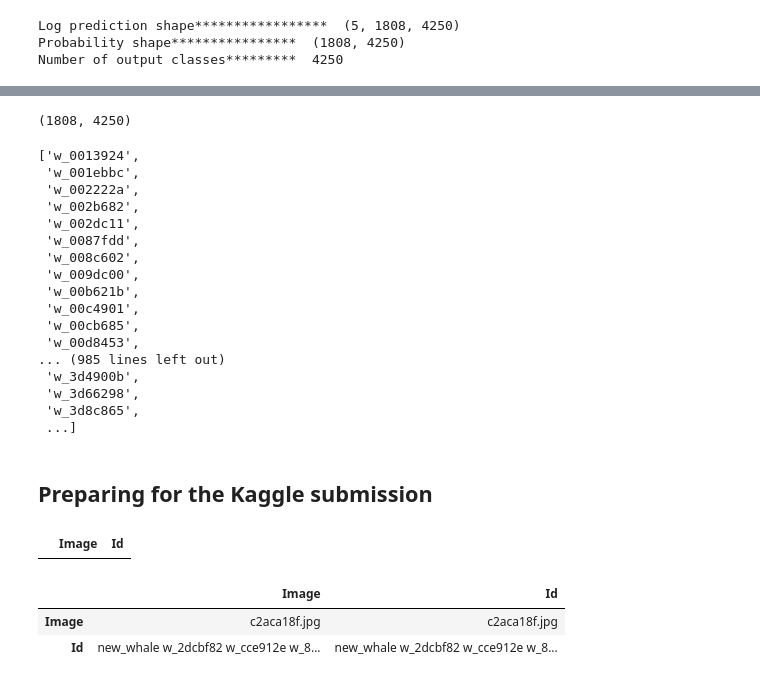
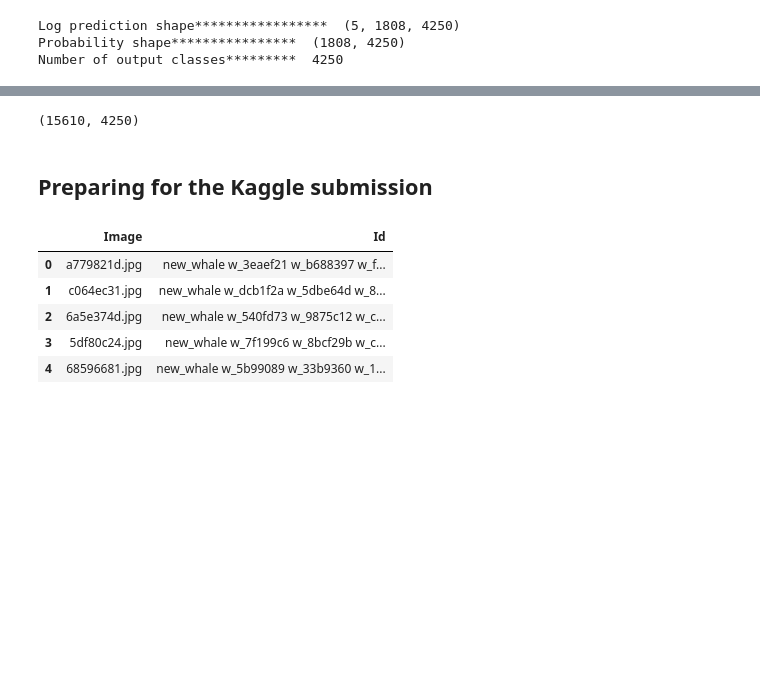
Before and after one commit to ashishpatel26/Humpback-Whale-Identification-Challenge-Kaggle, a Jupyter notebook: whale-categorization-playground.ipynb, the cells around one changed output, grey strips where cells are left out. Cells and saved outputs as stored; diff of their text form; code cells hidden in the pictures; blank space fills up the shorter version.

Commit message:
kaggle submission file generator code added

```diff
--- a/whale-categorization-playground.ipynb
+++ b/whale-categorization-playground.ipynb
@@ -252,47 +248,25 @@ data.test_ds.fnames[0][5:]
 # %%
-log_pred = learn.predict()
+log_pred = learn.predict(is_test=True)
 probs = np.exp(log_pred)
 probs.shape
 # %% [output]
-(1808, 4250)
+(15610, 4250)
-# %%
-data.classes
-# %% [output]
-['w_0013924',
- 'w_001ebbc',
- 'w_002222a',
- 'w_002b682',
- 'w_002dc11',
- 'w_0087fdd',
- 'w_008c602',
- 'w_009dc00',
- 'w_00b621b',
- 'w_00c4901',
- 'w_00cb685',
- 'w_00d8453',
-... (985 lines left out)
- 'w_3d4900b',
- 'w_3d66298',
- 'w_3d8c865',
- ...]
 # %% [markdown]
 ## Preparing for the Kaggle submission
-# %%
-submission_df = pd.DataFrame(columns=['Image','Id'])
-submission_df.head()
-# %% [output]
-|  | Image | Id |
 # %%
+tmp_list=[]
 for im,row in zip(data.test_ds.fnames,probs):
     pred_row = np.argsort(-row)[:4]
     str="new_whale"
     for i in pred_row:
         str = str+" "+data.classes[i]
-    submission_df.loc['Image']=im[5:]
-    submission_df.loc['Id']=str
+    tmp_list.append((im[5:], str))
+submission_df=pd.DataFrame(tmp_list, columns=['Image','Id'])
+submission_df.head()
+# %% [output]
+|  | Image | Id |
+| 0 | a779821d.jpg | new_whale w_3eaef21 w_b688397 w_f... |
+| 1 | c064ec31.jpg | new_whale w_dcb1f2a w_5dbe64d w_8... |
+| 2 | 6a5e374d.jpg | new_whale w_540fd73 w_9875c12 w_c... |
+| 3 | 5df80c24.jpg | new_whale w_7f199c6 w_8bcf29b w_c... |
+| 4 | 68596681.jpg | new_whale w_5b99089 w_33b9360 w_1... |
-# %%
-submission_df
-# %% [output]
-|  | Image | Id |
-| Image | c2aca18f.jpg | c2aca18f.jpg |
-| Id | new_whale w_2dcbf82 w_cce912e w_8... | new_whale w_2dcbf82 w_cce912e w_8... |
```
Also changed, not shown: parts of 6 cells of this notebook.
